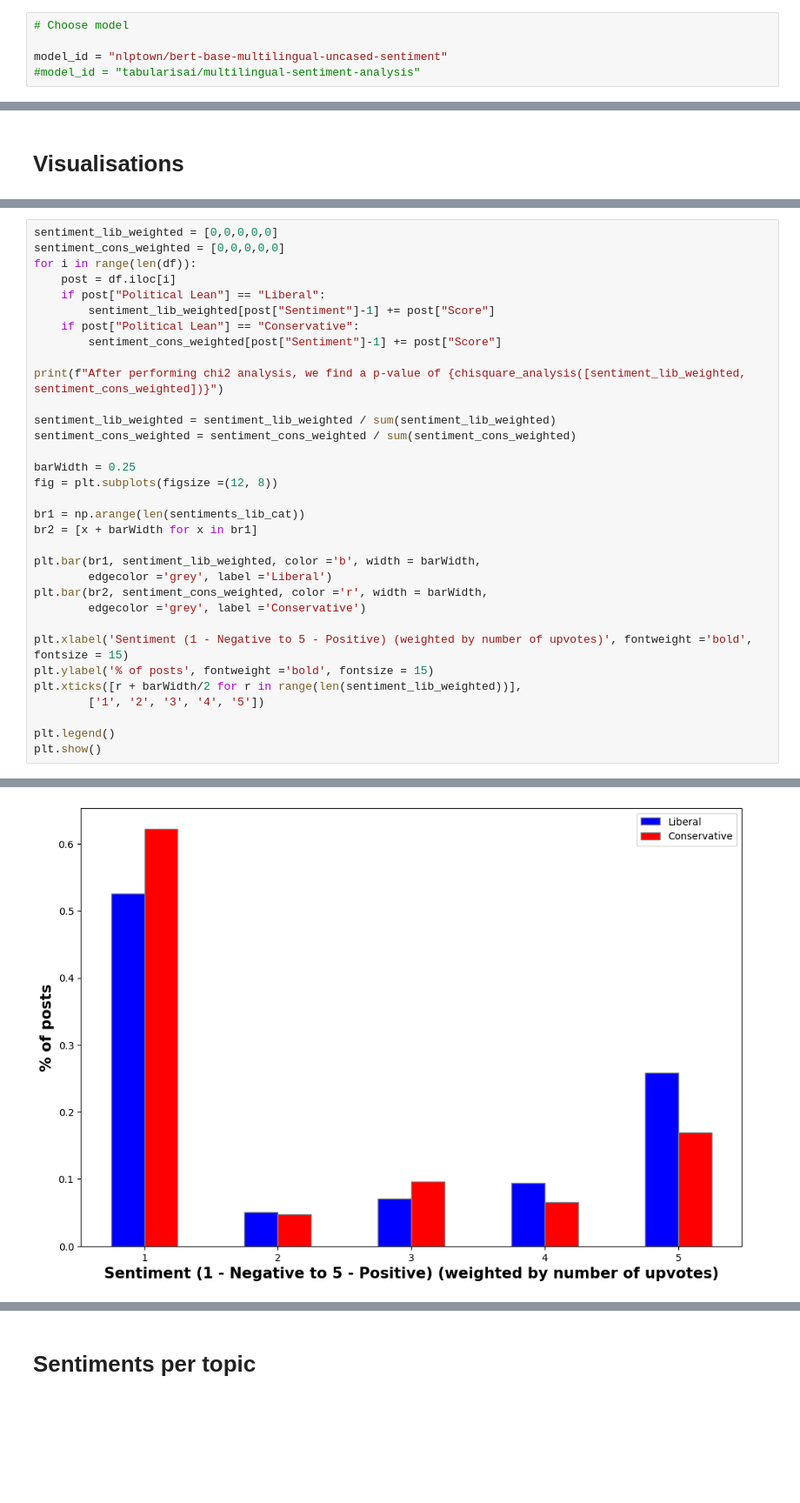
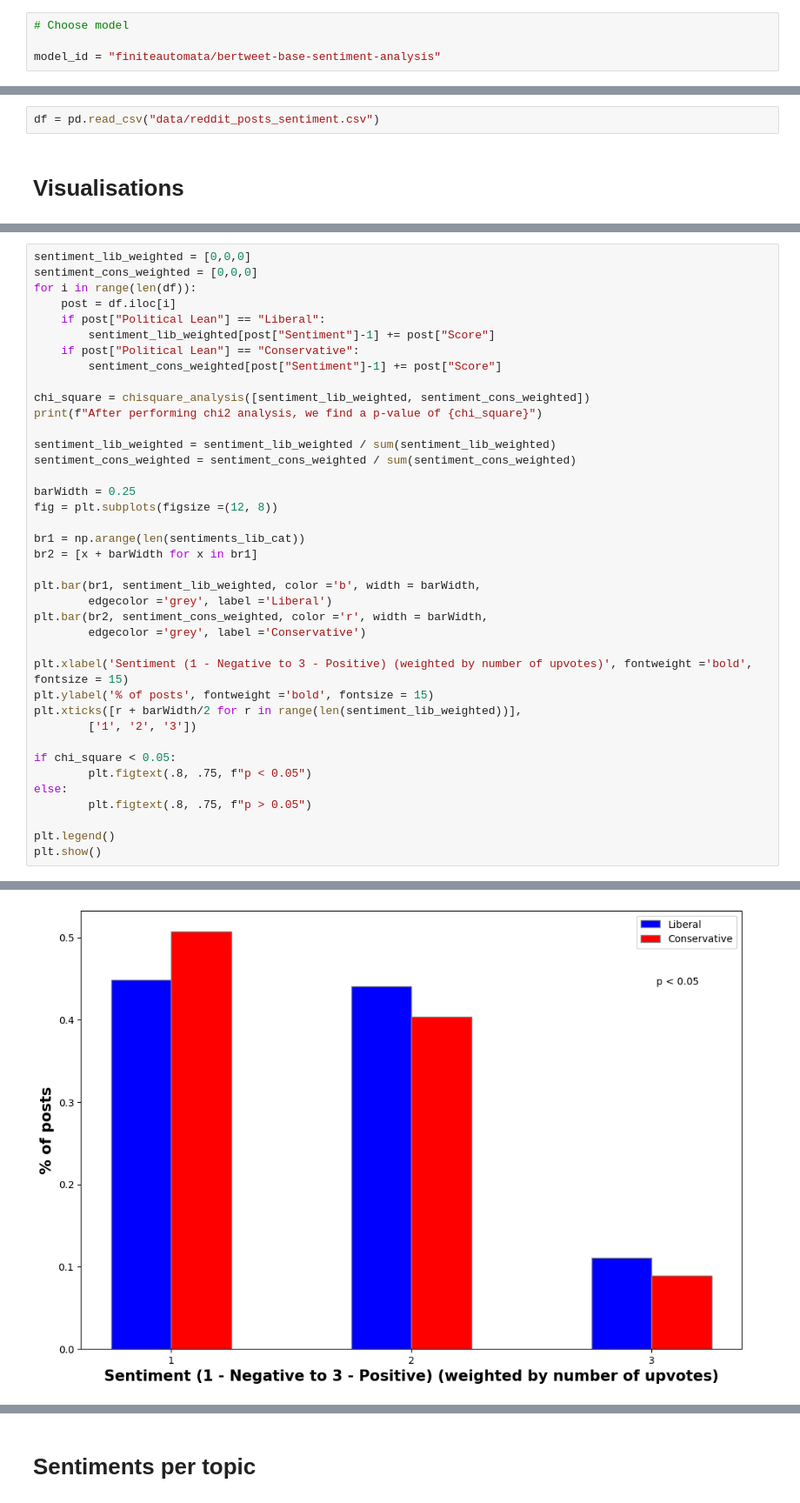
Before and after one commit to nathanaelambert/ConservativesLiberals, a Jupyter notebook: sentiment_analysis.ipynb, the cells around one changed output, grey strips where cells are left out. Shown at 87% size. Drawn from its saved outputs; the diff is of its cells as text; blank space fills up the shorter version.

```diff
--- a/sentiment_analysis.ipynb
+++ b/sentiment_analysis.ipynb
@@ -14,8 +13,7 @@ from scipy.stats import chi2_contingency
 # %%
 # Choose model
 
-model_id = "nlptown/bert-base-multilingual-uncased-sentiment"
-#model_id = "tabularisai/multilingual-sentiment-analysis"
+model_id = "finiteautomata/bertweet-base-sentiment-analysis"
 # %%
 # Create model
 tokenizer = AutoTokenizer.from_pretrained(model_id)
@@ -51,6 +51,8 @@ for i in range(0, len(df)):
     df.at[i, "Sentiment"] = sentiment_analysis(model, df.iloc[i]["title"])
 
 df.to_csv("data/reddit_posts_sentiment.csv", index=False)
+# %%
+df = pd.read_csv("data/reddit_posts_sentiment.csv")
 # %% [markdown]
 # Visualisations
 # %%
@@ -92,36 +101,42 @@ After performing chi2 analysis, we find a p-value of 4.0629485042714505e-09
 # %%
-sentiment_lib_weighted = [0,0,0,0,0]
-sentiment_cons_weighted = [0,0,0,0,0]
+sentiment_lib_weighted = [0,0,0]
+sentiment_cons_weighted = [0,0,0]
 for i in range(len(df)):
     post = df.iloc[i]
     if post["Political Lean"] == "Liberal":
         sentiment_lib_weighted[post["Sentiment"]-1] += post["Score"]
     if post["Political Lean"] == "Conservative":
         sentiment_cons_weighted[post["Sentiment"]-1] += post["Score"]
 
-print(f"After performing chi2 analysis, we find a p-value of {chisquare_analysis([sentiment_lib_weighted, sentiment_cons_weighted])}")
+chi_square = chisquare_analysis([sentiment_lib_weighted, sentiment_cons_weighted])
+print(f"After performing chi2 analysis, we find a p-value of {chi_square}")
 
 sentiment_lib_weighted = sentiment_lib_weighted / sum(sentiment_lib_weighted)
 sentiment_cons_weighted = sentiment_cons_weighted / sum(sentiment_cons_weighted)
 
 barWidth = 0.25
 fig = plt.subplots(figsize =(12, 8))
 
 br1 = np.arange(len(sentiments_lib_cat))
 br2 = [x + barWidth for x in br1]
 
 plt.bar(br1, sentiment_lib_weighted, color ='b', width = barWidth,
         edgecolor ='grey', label ='Liberal')
 plt.bar(br2, sentiment_cons_weighted, color ='r', width = barWidth,
         edgecolor ='grey', label ='Conservative')
 
-plt.xlabel('Sentiment (1 - Negative to 5 - Positive) (weighted by number of upvotes)', fontweight ='bold', fontsize = 15)
+plt.xlabel('Sentiment (1 - Negative to 3 - Positive) (weighted by number of upvotes)', fontweight ='bold', fontsize = 15)
 plt.ylabel('% of posts', fontweight ='bold', fontsize = 15)
 plt.xticks([r + barWidth/2 for r in range(len(sentiment_lib_weighted))],
-        ['1', '2', '3', '4', '5'])
+        ['1', '2', '3'])
+
+if chi_square < 0.05:
+        plt.figtext(.8, .75, f"p < 0.05")
+else:
+        plt.figtext(.8, .75, f"p > 0.05")
 
 plt.legend()
 plt.show()
 # %% [output]
 After performing chi2 analysis, we find a p-value of 0.0
-[figure, old version]
+[figure, new version]
```
Also changed, not shown: parts of 15 cells of this notebook, 50 other files.
